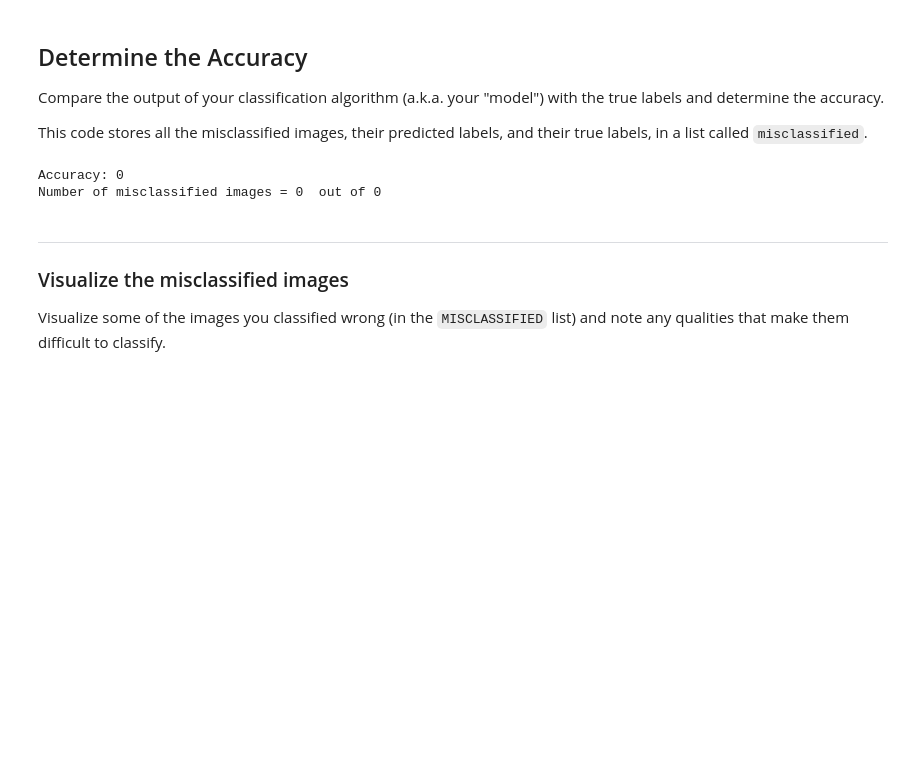
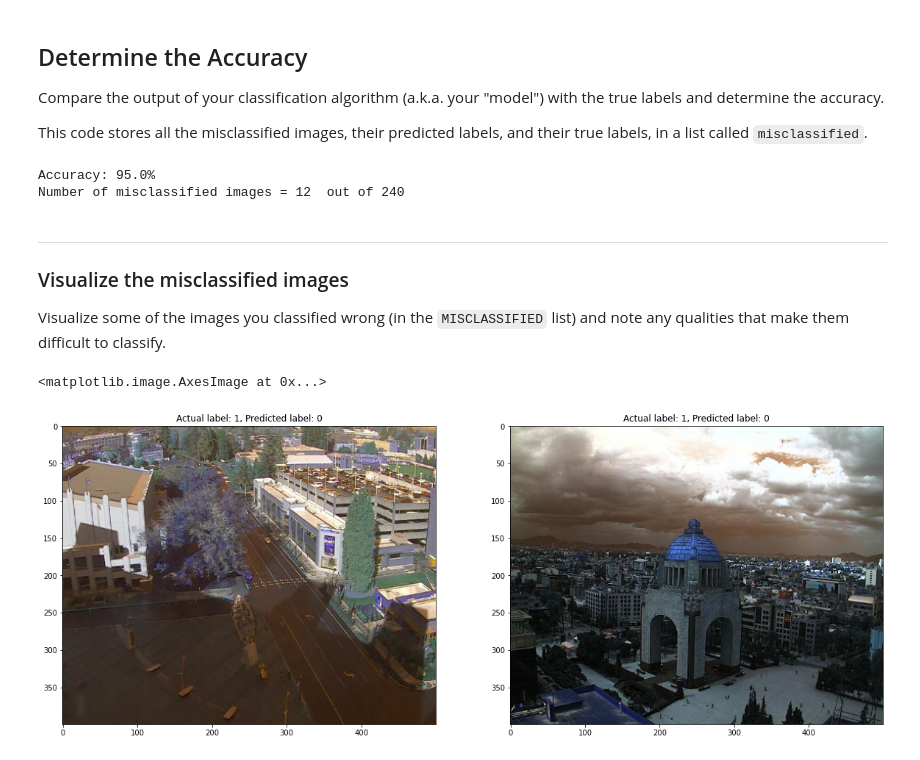
Before and after one commit to marcefuentesl/Computer-Vision, a Jupyter notebook: Assignments/A2. CV. Basic Image Classification.ipynb, the cells around one changed output. Saved outputs shown, nothing was run; the diff lists cells and outputs as text; code cells hidden in the pictures; blank space fills up the shorter version.

```diff
--- a/Assignments/A2. CV. Basic Image Classification.ipynb
+++ b/Assignments/A2. CV. Basic Image Classification.ipynb
@@ -211,10 +208,12 @@ def estimate_label(rgb_image):
     predicted_label = 0
 
     # Define a threshold value
-    threshold = 0
+    threshold = 100 # As defined above
 
     # if the average brightness is above the threshold value, we classify it as "day"
     # else, the pred-cted_label can stay 0 (it is predicted to be "night")
+    if avg > threshold:
+        predicted_label = 1 # Assign 'day' classification
 
     return predicted_label
 # %% [markdown]
@@ -262,11 +261,13 @@ def get_misclassified_images(test_images):
 
         ## TODO:
         # Get predicted label from your classifier
-        predicted_label = None
+        predicted_label = estimate_label(im)
 
         # Compare true and predicted labels
         # If these labels are not equal, the image has been misclassified. Append a tuple of
         # image, prediction, and true label to the misclassified list.
+        if predicted_label != true_label:
+            misclassified_images_labels.append((im, true_label, predicted_label))
 
     # Return the list of misclassified [image, predicted_label, true_label] values
     return misclassified_images_labels
@@ -276,14 +277,14 @@ MISCLASSIFIED = get_misclassified_images(STANDARDIZED_TEST_LIST)
 
 ## TODO: Calculate the accuracy of the classifier. Accuracy = number of correct / total number of images
 # Accuracy calculations
-total = 0
-accuracy = 0
+total = 240 # Total num of images in the list
+accuracy = ((240 - len(MISCLASSIFIED)) * 100 ) / total # Should return a percentage
 
-print(f"Accuracy: {accuracy}")
+print(f"Accuracy: {accuracy}%")
 print(f"Number of misclassified images = {len(MISCLASSIFIED)}  out of {total}")
 # %% [output]
-Accuracy: 0
-Number of misclassified images = 0  out of 0
+Accuracy: 95.0%
+Number of misclassified images = 12  out of 240
 # %% [markdown]
 ---
 <a id='task9'></a>
@@ -293,4 +294,14 @@ Visualize some of the images you classified wrong (in the `MISCLASSIFIED` list)
 # %%
 # Visualize misclassified example(s)
 ## TODO: Display an image in the `MISCLASSIFIED` list
-## TODO: Print out its predicted label - to see what the image *was* incorrectly classified ass
+## TODO: Print out its predicted label - to see what the image *was* incorrectly classified as
+
+# Displaying first and last misclassified images
+f, (ax1, ax2) = plt.subplots(1, 2, figsize=(20,10))
+ax1.set_title(f'Actual label: {MISCLASSIFIED[1][1]}, Predicted label: {MISCLASSIFIED[1][2]}') # 1st array elem is image num, 2d elem is label
+ax1.imshow(MISCLASSIFIED[1][0])
+ax2.set_title(f'Actual label: {MISCLASSIFIED[11][1]}, Predicted label: {MISCLASSIFIED[11][2]}')
+ax2.imshow(MISCLASSIFIED[11][0])
+# %% [output]
+<matplotlib.image.AxesImage at 0x...>
+[figure, added]
```
Also changed, not shown: parts of 2 cells of this notebook.
